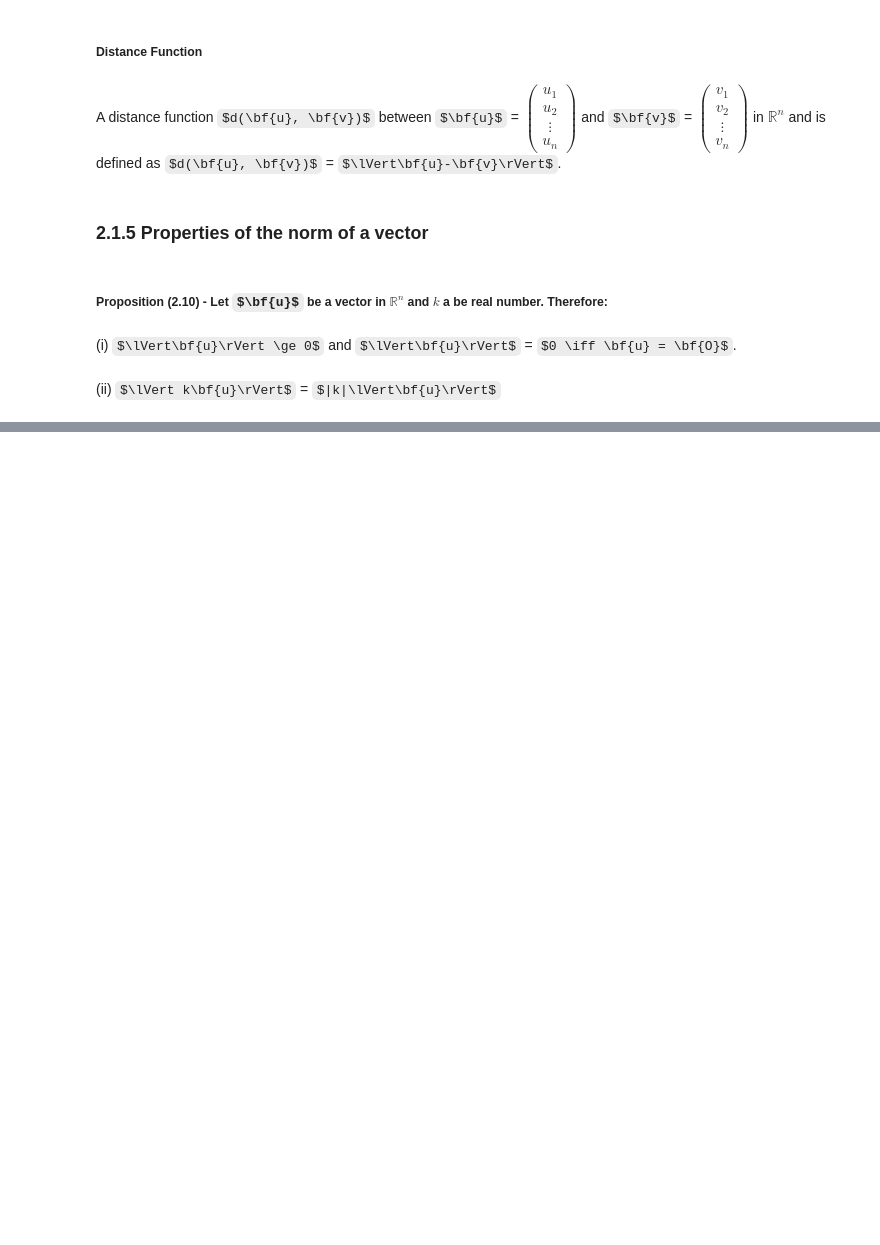
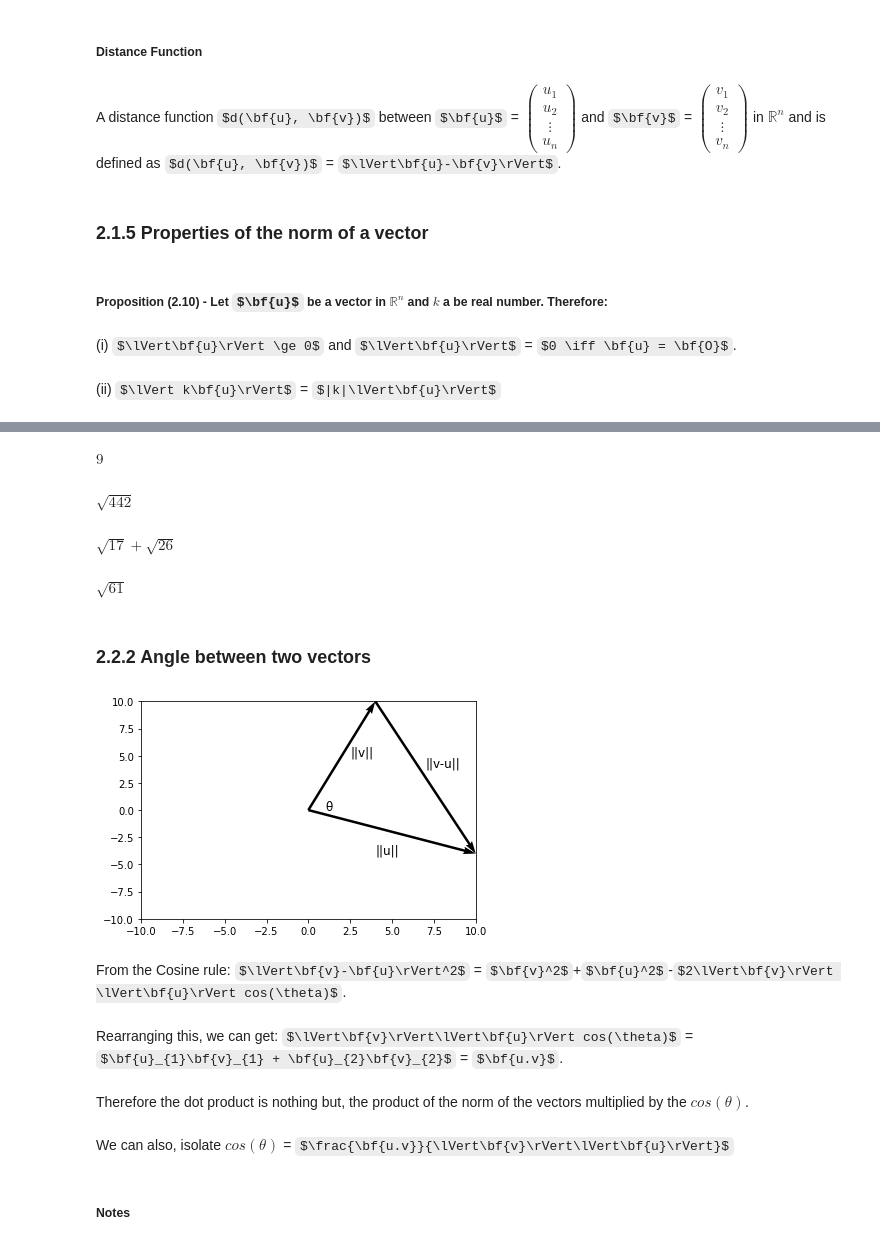
Before and after one commit to provezano/LinearAlgebraStudy, a Jupyter notebook: ch2-Euclidean Space.ipynb, the cells around one changed output, grey strips where cells are left out. Saved outputs shown, nothing was run; the diff lists cells and outputs as text; code cells hidden in the pictures; some formulas as TeX source; blank space fills up the shorter version.

```diff
--- a/ch2-Euclidean Space.ipynb
+++ b/ch2-Euclidean Space.ipynb
@@ -180,0 +190,47 @@ $ in $\mathbb{R}^{n}$ and is defined as $d(\bf{u}, \bf{v})$ = $\lVert\bf{u}-\bf{
+# %%
+abs(u.dot(v))
+# %% [output]
+$\displaystyle 9$
+# %%
+u.norm() * v.norm()
+# %% [output]
+$\displaystyle \sqrt{442}$
+# %%
+u.norm() + v.norm()
+# %% [output]
+$\displaystyle \sqrt{17} + \sqrt{26}$
+# %%
+(u+v).norm()
+# %% [output]
+$\displaystyle \sqrt{61}$
+# %% [markdown]
+### 2.2.2 Angle between two vectors
+# %%
+import matplotlib.pyplot as plt
+import numpy as np
+import math
+
+ax = plt.axes()
+
+ax.annotate('||v||', (2.5, 5), fontsize=12)
+ax.annotate('||u||', (4, -4),fontsize=12)
+ax.annotate('||v-u||', (7, 4),fontsize=12)
+ax.annotate('θ', (1, 0),fontsize=12)
+
+plt.quiver([0, 0, 4], [0, 0, 10], [2, 5, 3], [5, -2, -7], angles='xy', scale_units='xy', scale=0.5)
+
+plt.xlim(-10, 10)
+plt.ylim(-10, 10)
+plt.show()
+# %% [output]
+[figure, added]
+# %% [markdown]
+From the Cosine rule: $\lVert\bf{v}-\bf{u}\rVert^2$ = $\bf{v}^2$+$\bf{u}^2$-$2\lVert\bf{v}\rVert \lVert\bf{u}\rVert cos(\theta)$.
+# %% [markdown]
+Rearranging this, we can get: $\lVert\bf{v}\rVert\lVert\bf{u}\rVert cos(\theta)$ = $\bf{u}_{1}\bf{v}_{1} + \bf{u}_{2}\bf{v}_{2}$ = $\bf{u.v}$.
+# %% [markdown]
+Therefore the dot product is nothing but, the product of the norm of the vectors multiplied by the $cos(\theta)$.
+# %% [markdown]
+We can also, isolate $cos(\theta)$ = $\frac{\bf{u.v}}{\lVert\bf{v}\rVert\lVert\bf{u}\rVert}$
+# %% [markdown]
+##### Notes
```
Also changed, not shown: parts of 31 cells of this notebook.
